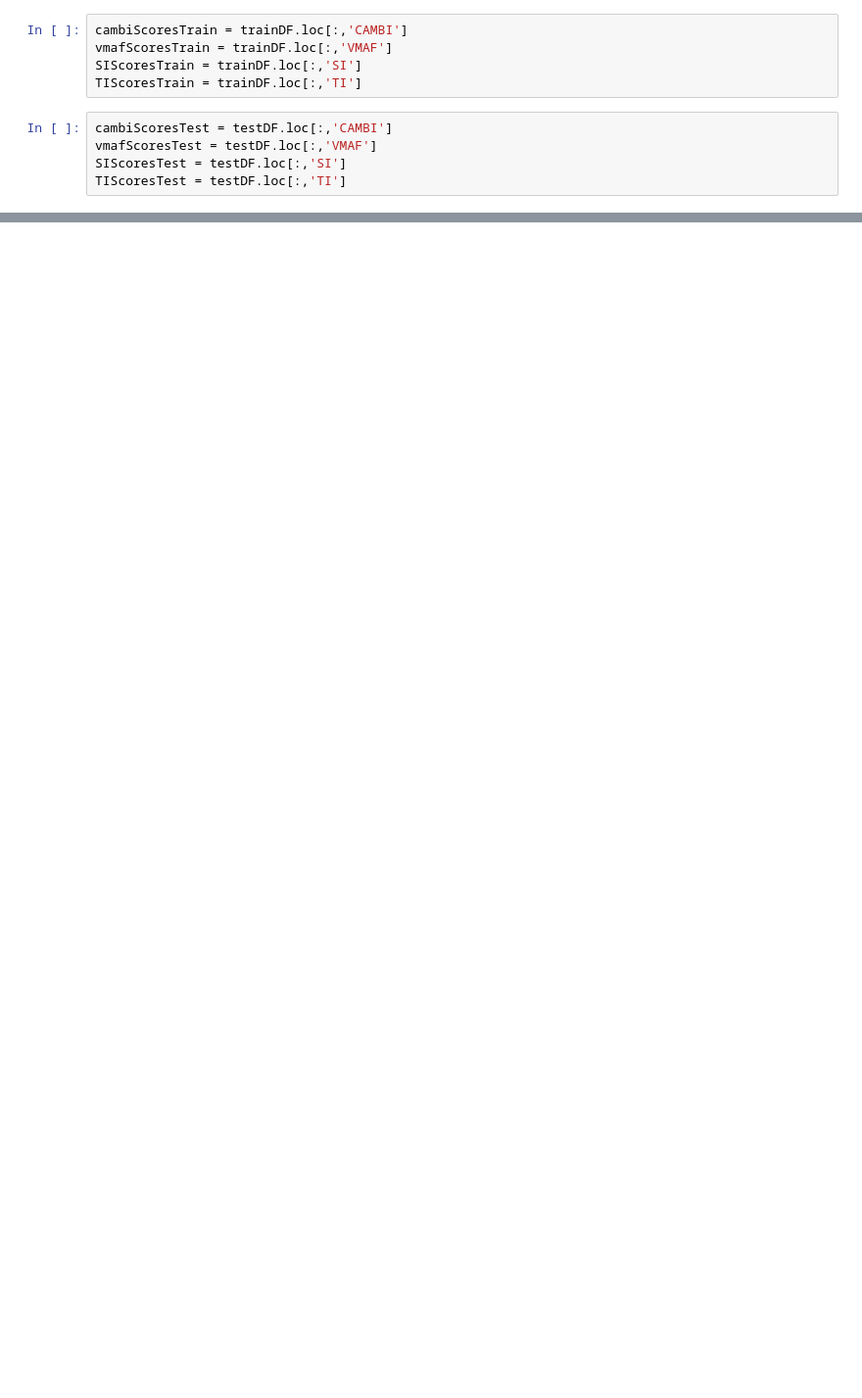
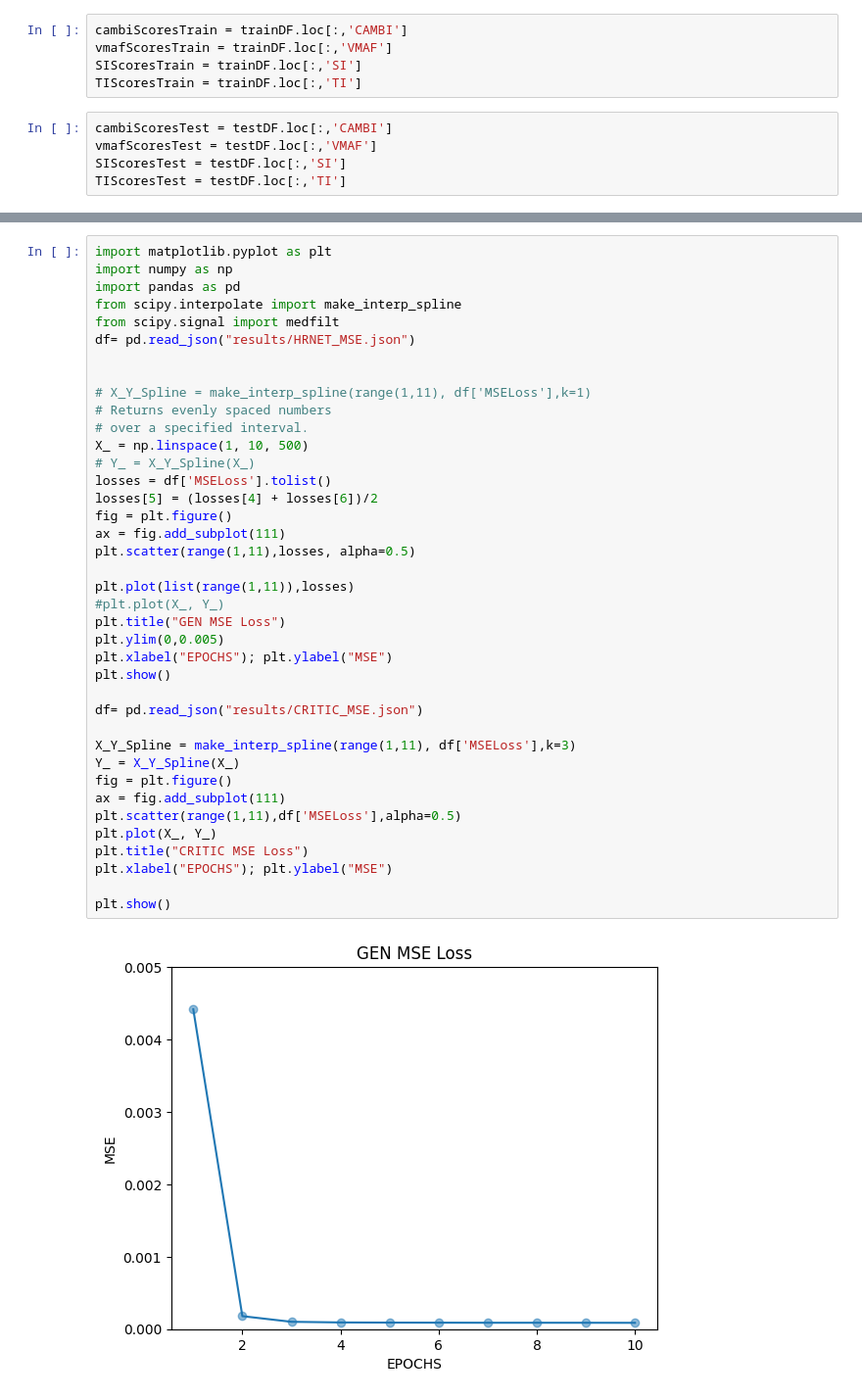
Before and after one commit to nwaliv/MAIProject, a Jupyter notebook: datasetDistributions.ipynb, the cells around one changed output, grey strips where cells are left out. Shown at 98% size. Drawn from its saved outputs; the diff is of its cells as text; blank space fills up the shorter version.

```diff
--- a/datasetDistributions.ipynb
+++ b/datasetDistributions.ipynb
@@ -116,0 +163,41 @@ plt.show()
+# %%
+import matplotlib.pyplot as plt
+import numpy as np
+import pandas as pd
+from scipy.interpolate import make_interp_spline
+from scipy.signal import medfilt
+df= pd.read_json("results/HRNET_MSE.json")
+
+
+# X_Y_Spline = make_interp_spline(range(1,11), df['MSELoss'],k=1)
+# Returns evenly spaced numbers
+# over a specified interval.
+X_ = np.linspace(1, 10, 500)
+# Y_ = X_Y_Spline(X_)
+losses = df['MSELoss'].tolist()
+losses[5] = (losses[4] + losses[6])/2
+fig = plt.figure()
+ax = fig.add_subplot(111)
+plt.scatter(range(1,11),losses, alpha=0.5)
+
+plt.plot(list(range(1,11)),losses)
+#plt.plot(X_, Y_)
+plt.title("GEN MSE Loss")
+plt.ylim(0,0.005)
+plt.xlabel("EPOCHS"); plt.ylabel("MSE")
+plt.show()
+
+df= pd.read_json("results/CRITIC_MSE.json")
+
+X_Y_Spline = make_interp_spline(range(1,11), df['MSELoss'],k=3)
+Y_ = X_Y_Spline(X_)
+fig = plt.figure()
+ax = fig.add_subplot(111)
+plt.scatter(range(1,11),df['MSELoss'],alpha=0.5)
+plt.plot(X_, Y_)
+plt.title("CRITIC MSE Loss")
+plt.xlabel("EPOCHS"); plt.ylabel("MSE")
+
+plt.show()
+# %% [output]
+[figure, added]
```
Also changed, not shown: parts of 17 cells of this notebook, 41 other files.
